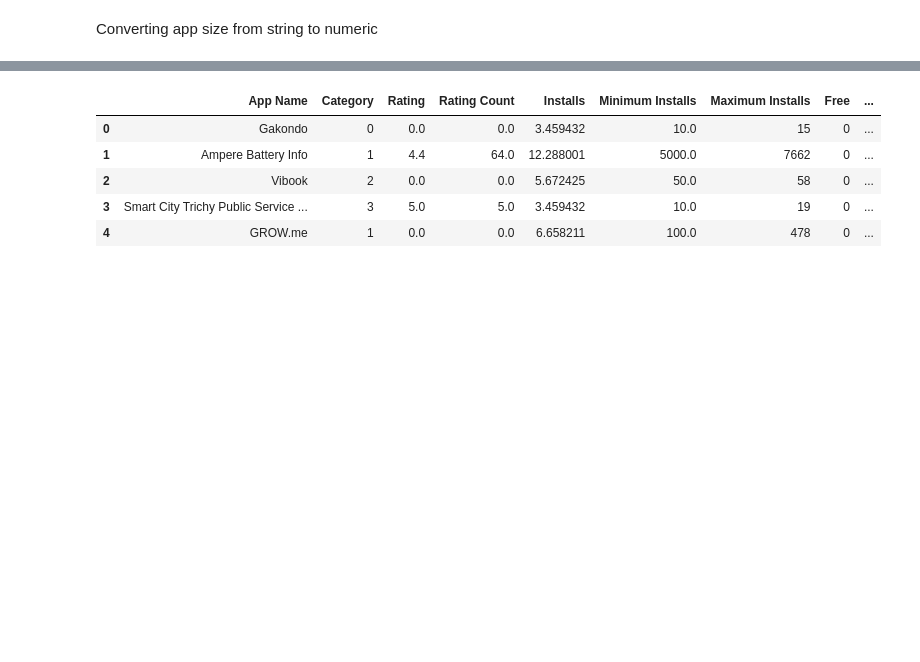
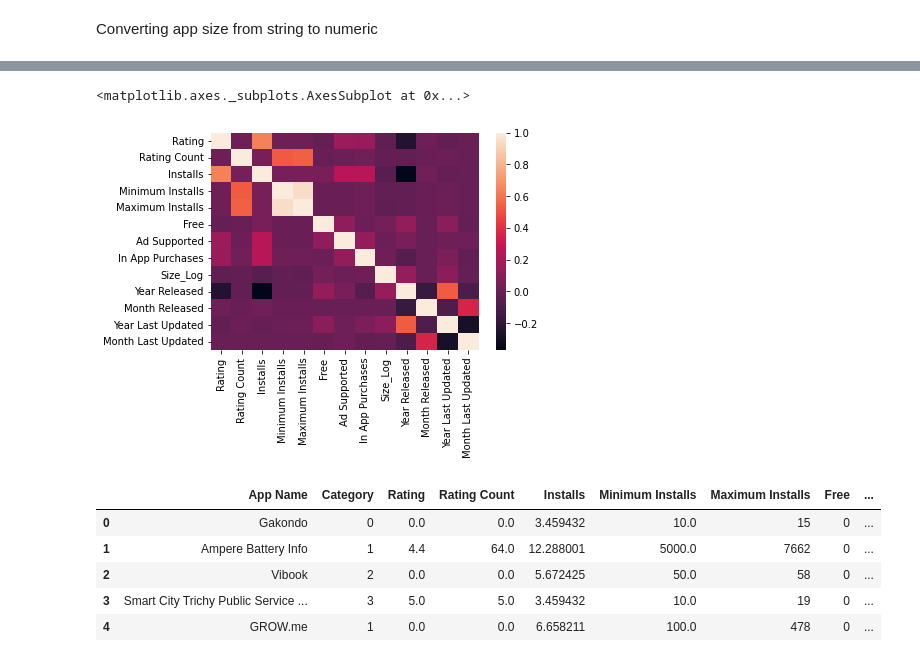
Before and after one commit to mv30/cmpe_255_group_project, a Jupyter notebook: PreProcess_RandomForest.ipynb, the cells around one changed output, grey strips where cells are left out. Drawn from its saved outputs; the diff is of its cells as text; code cells hidden in the pictures; blank space fills up the shorter version.

Commit message:
fix - visualizations added

```diff
--- a/PreProcess_RandomForest.ipynb
+++ b/PreProcess_RandomForest.ipynb
@@ -146,3 +194,9 @@ app_data['Size_Log'] = app_data.apply( lambda row: get_app_size(row.Size), axis
+# %%
+Var_Corr = app_data.corr()
+sns.heatmap(Var_Corr, xticklabels=Var_Corr.columns, yticklabels=Var_Corr.columns)
+# %% [output]
+<matplotlib.axes._subplots.AxesSubplot at 0x...>
+[figure, added]
 # %%
 def get_version_value( version):
     if version == 'up':
```
Also changed, not shown: parts of 25 cells of this notebook.
